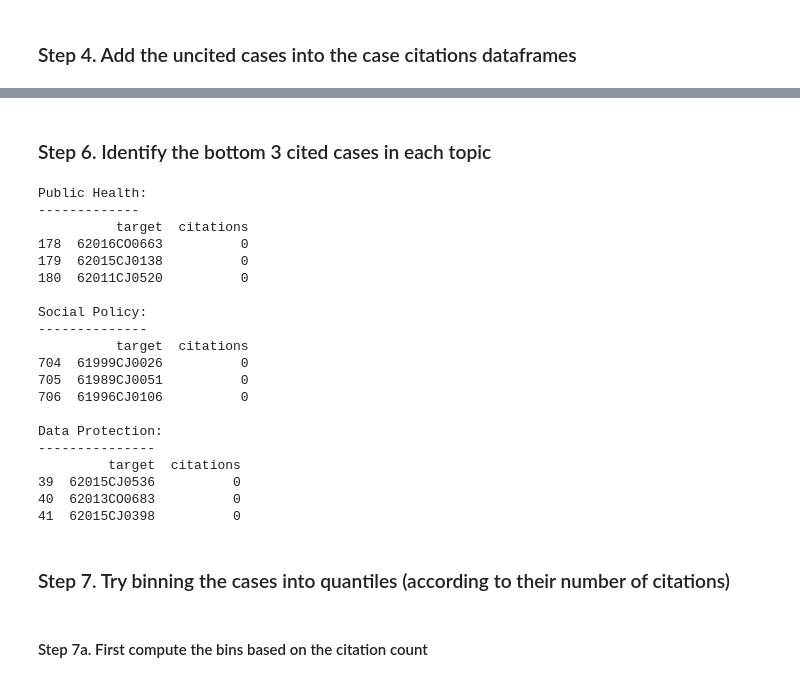
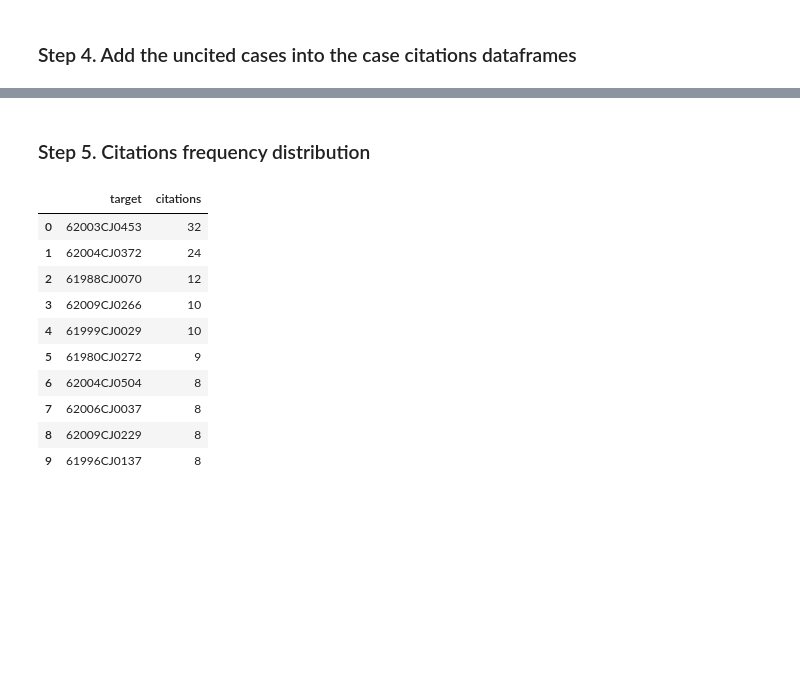
Before and after one commit to Shagunaawasthi/cjeu-court-decision-similarity, a Jupyter notebook: scripts/CaseSampling.ipynb, the cells around one changed output, grey strips where cells are left out. Cells and saved outputs as stored; diff of their text form; code cells hidden in the pictures; blank space fills up the shorter version.

```diff
--- a/scripts/CaseSampling.ipynb
+++ b/scripts/CaseSampling.ipynb
@@ -159,44 +129,17 @@ Data Protection:
-# %% [markdown]
-### Step 6. Identify the bottom 3 cited cases in each topic
-# %%
-# Function to get the top n cited cases
-def find_bottom_n_cited_cases(cases_dataframe, n):
-    return cases_dataframe.tail(n)
-
-print("Public Health:")
-print("-------------")
-print(find_bottom_n_cited_cases(publichealth_citations_sorted_df,3))
-print()
-print("Social Policy:")
-print("--------------")
-print(find_bottom_n_cited_cases(socialpolicy_citations_sorted_df,3))
-print()
-print("Data Protection:")
-print("---------------")
-print(find_bottom_n_cited_cases(dataprotection_citations_sorted_df,3))
-print()
-# %% [output]
-Public Health:
--------------
-          target  citations
-178  62016CO0663          0
-179  62015CJ0138          0
-180  62011CJ0520          0
-
-Social Policy:
---------------
-          target  citations
-704  61999CJ0026          0
-705  61989CJ0051          0
-706  61996CJ0106          0
-
-Data Protection:
----------------
-         target  citations
-39  62015CJ0536          0
-40  62013CO0683          0
-41  62015CJ0398          0
-# %% [markdown]
-### Step 7. Try binning the cases into quantiles (according to their number of citations)
-# %% [markdown]
-#### Step 7a. First compute the bins based on the citation count
+# %% [markdown]
+### Step 5. Citations frequency distribution
+# %%
+data = publichealth_citations_sorted_df
+data.head(10)
+# %% [output]
+|  | target | citations |
+| 0 | 62003CJ0453 | 32 |
+| 1 | 62004CJ0372 | 24 |
+| 2 | 61988CJ0070 | 12 |
+| 3 | 62009CJ0266 | 10 |
+| 4 | 61999CJ0029 | 10 |
+| 5 | 61980CJ0272 | 9 |
+| 6 | 62004CJ0504 | 8 |
+| 7 | 62006CJ0037 | 8 |
+| 8 | 62009CJ0229 | 8 |
+| 9 | 61996CJ0137 | 8 |
```
Also changed, not shown: parts of 18 cells of this notebook, 2 other files.
